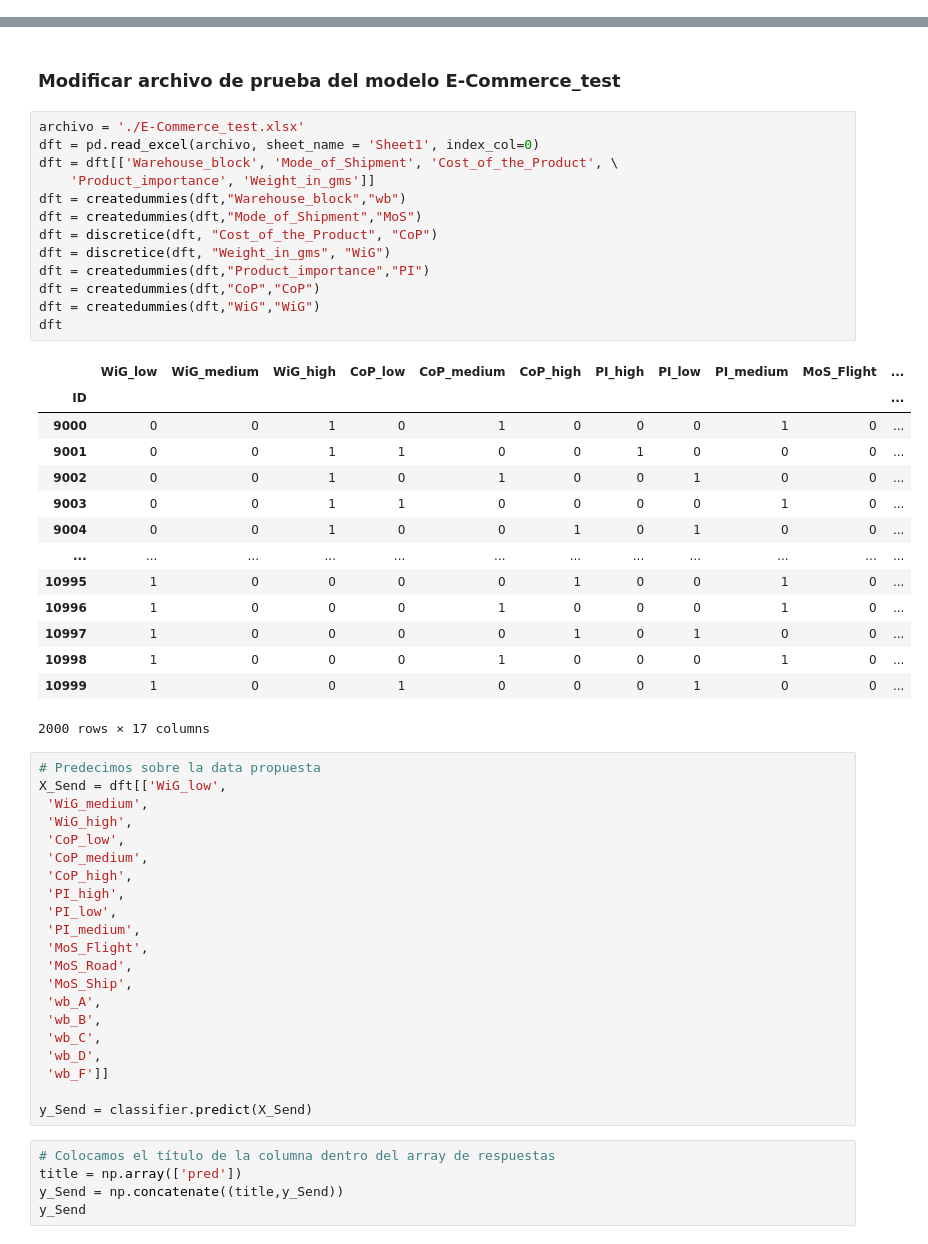
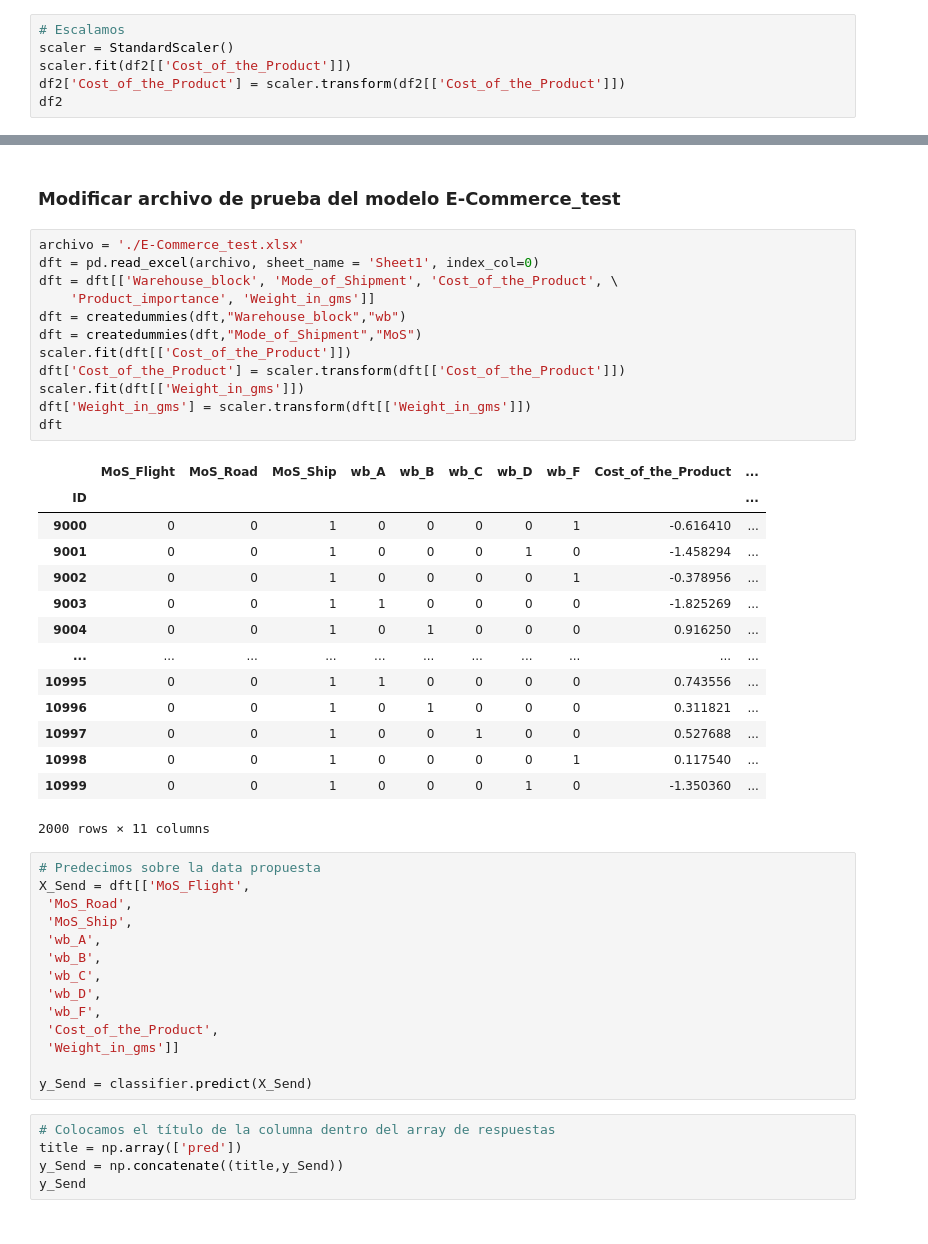
Before and after one commit to VladT-Tempest/Datathon, a Jupyter notebook: ML_Practice.ipynb, the cells around one changed output, grey strips where cells are left out. Saved outputs shown, nothing was run; the diff lists cells and outputs as text.

```diff
--- a/ML_Practice.ipynb
+++ b/ML_Practice.ipynb
@@ -296,0 +210,6 @@ data
+# %%
+# Escalamos
+scaler = StandardScaler()
+scaler.fit(df2[['Cost_of_the_Product']])
+df2['Cost_of_the_Product'] = scaler.transform(df2[['Cost_of_the_Product']])
+df2
@@ -425,50 +373,42 @@ print(sensibilidad)
 # %%
 archivo = './E-Commerce_test.xlsx'
 dft = pd.read_excel(archivo, sheet_name = 'Sheet1', index_col=0)
 dft = dft[['Warehouse_block', 'Mode_of_Shipment', 'Cost_of_the_Product', \
     'Product_importance', 'Weight_in_gms']]
 dft = createdummies(dft,"Warehouse_block","wb")
 dft = createdummies(dft,"Mode_of_Shipment","MoS")
-dft = discretice(dft, "Cost_of_the_Product", "CoP")
-dft = discretice(dft, "Weight_in_gms", "WiG")
-dft = createdummies(dft,"Product_importance","PI")
-dft = createdummies(dft,"CoP","CoP")
-dft = createdummies(dft,"WiG","WiG")
+scaler.fit(dft[['Cost_of_the_Product']])
+dft['Cost_of_the_Product'] = scaler.transform(dft[['Cost_of_the_Product']])
+scaler.fit(dft[['Weight_in_gms']])
+dft['Weight_in_gms'] = scaler.transform(dft[['Weight_in_gms']])
 dft
 # %% [output]
-|  | WiG_low | WiG_medium | WiG_high | CoP_low | CoP_medium | CoP_high | PI_high | PI_low | PI_medium | MoS_Flight | ... |
-| ID |  |  |  |  |  |  |  |  |  |  | ... |
-| 9000 | 0 | 0 | 1 | 0 | 1 | 0 | 0 | 0 | 1 | 0 | ... |
-| 9001 | 0 | 0 | 1 | 1 | 0 | 0 | 1 | 0 | 0 | 0 | ... |
-| 9002 | 0 | 0 | 1 | 0 | 1 | 0 | 0 | 1 | 0 | 0 | ... |
-| 9003 | 0 | 0 | 1 | 1 | 0 | 0 | 0 | 0 | 1 | 0 | ... |
-| 9004 | 0 | 0 | 1 | 0 | 0 | 1 | 0 | 1 | 0 | 0 | ... |
-| ... | ... | ... | ... | ... | ... | ... | ... | ... | ... | ... | ... |
-| 10995 | 1 | 0 | 0 | 0 | 0 | 1 | 0 | 0 | 1 | 0 | ... |
-| 10996 | 1 | 0 | 0 | 0 | 1 | 0 | 0 | 0 | 1 | 0 | ... |
-| 10997 | 1 | 0 | 0 | 0 | 0 | 1 | 0 | 1 | 0 | 0 | ... |
-| 10998 | 1 | 0 | 0 | 0 | 1 | 0 | 0 | 0 | 1 | 0 | ... |
-| 10999 | 1 | 0 | 0 | 1 | 0 | 0 | 0 | 1 | 0 | 0 | ... |
+|  | MoS_Flight | MoS_Road | MoS_Ship | wb_A | wb_B | wb_C | wb_D | wb_F | Cost_of_the_Product | ... |
+| ID |  |  |  |  |  |  |  |  |  | ... |
+| 9000 | 0 | 0 | 1 | 0 | 0 | 0 | 0 | 1 | -0.616410 | ... |
+| 9001 | 0 | 0 | 1 | 0 | 0 | 0 | 1 | 0 | -1.458294 | ... |
+| 9002 | 0 | 0 | 1 | 0 | 0 | 0 | 0 | 1 | -0.378956 | ... |
+| 9003 | 0 | 0 | 1 | 1 | 0 | 0 | 0 | 0 | -1.825269 | ... |
+| 9004 | 0 | 0 | 1 | 0 | 1 | 0 | 0 | 0 | 0.916250 | ... |
+| ... | ... | ... | ... | ... | ... | ... | ... | ... | ... | ... |
+| 10995 | 0 | 0 | 1 | 1 | 0 | 0 | 0 | 0 | 0.743556 | ... |
+| 10996 | 0 | 0 | 1 | 0 | 1 | 0 | 0 | 0 | 0.311821 | ... |
+| 10997 | 0 | 0 | 1 | 0 | 0 | 1 | 0 | 0 | 0.527688 | ... |
+| 10998 | 0 | 0 | 1 | 0 | 0 | 0 | 0 | 1 | 0.117540 | ... |
+| 10999 | 0 | 0 | 1 | 0 | 0 | 0 | 1 | 0 | -1.350360 | ... |
-2000 rows × 17 columns
+2000 rows × 11 columns
 # %%
 # Predecimos sobre la data propuesta
-X_Send = dft[['WiG_low',
- 'WiG_medium',
- 'WiG_high',
- 'CoP_low',
- 'CoP_medium',
- 'CoP_high',
- 'PI_high',
- 'PI_low',
- 'PI_medium',
- 'MoS_Flight',
+X_Send = dft[['MoS_Flight',
  'MoS_Road',
  'MoS_Ship',
  'wb_A',
  'wb_B',
  'wb_C',
  'wb_D',
- 'wb_F']]
+ 'wb_F',
+ 'Cost_of_the_Product',
+ 'Weight_in_gms']]
 
 y_Send = classifier.predict(X_Send)
 # %%
```
Also changed, not shown: parts of 18 cells of this notebook, 1 other file.
